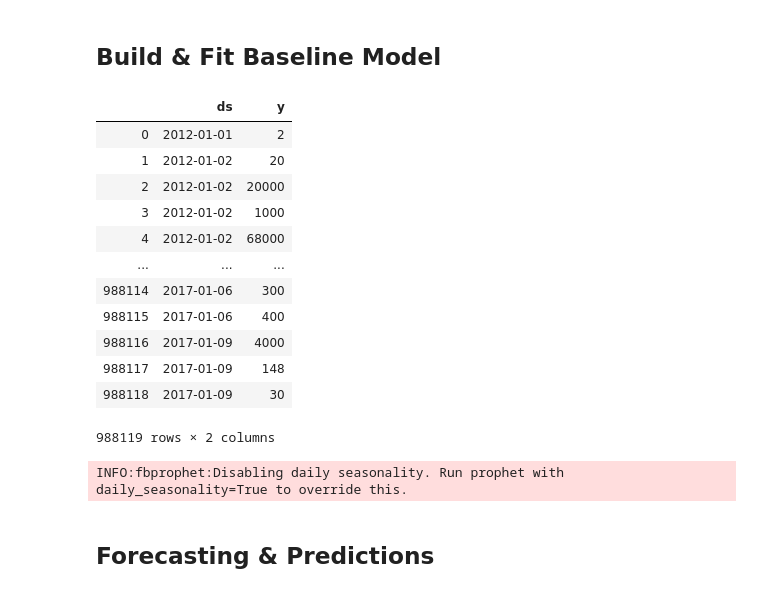
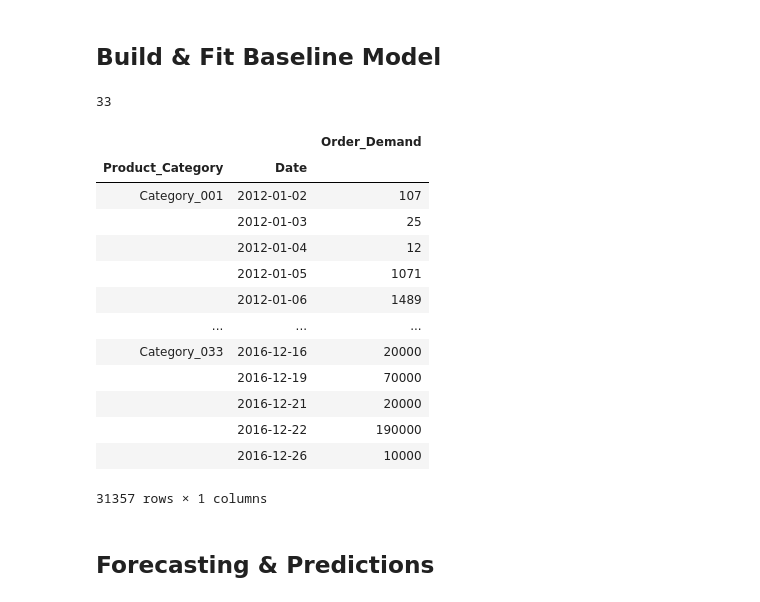
Before and after one commit to JessicaFB/Product-Demand-Forecasting, a Jupyter notebook: Predicting-Product-Demand.ipynb, the cells around one changed output. Saved outputs shown, nothing was run; the diff lists cells and outputs as text; code cells hidden in the pictures.

Commit message:
Time series by product category.

```diff
--- a/Predicting-Product-Demand.ipynb
+++ b/Predicting-Product-Demand.ipynb
@@ -642,29 +642,34 @@ plt.show()
 # %% [markdown]
 ## Build & Fit Baseline Model
 # %%
-### Convert to FB Prophet Format ###
+# ### Convert to FB Prophet Format ###
 
-# Columns to drop
-to_drop = ['Product_Code','Warehouse','Product_Category']
-# Drop specified columns
-ts_df = ts_df.drop(to_drop, axis=1)
-# Move datetime index to column
-ts_df.reset_index(inplace=True)
-# Rename columns for fbprophet format
-ts_df = ts_df.rename(columns={'Date':'ds', 'Order_Demand': 'y'})
+# # Columns to drop
+# to_drop = ['Product_Code','Warehouse','Product_Category']
+# # Drop specified columns
+# ts_df = ts_df.drop(to_drop, axis=1)
+# # Move datetime index to column
+# ts_df.reset_index(inplace=True)
+# # Rename columns for fbprophet format
+# ts_df = ts_df.rename(columns={'Date':'ds', 'Order_Demand': 'y'})
-# %%
-ts_df
-# %% [output]
-|  | ds | y |
-| 0 | 2012-01-01 | 2 |
-| 1 | 2012-01-02 | 20 |
-| 2 | 2012-01-02 | 20000 |
-| 3 | 2012-01-02 | 1000 |
-| 4 | 2012-01-02 | 68000 |
-| ... | ... | ... |
-| 988114 | 2017-01-06 | 300 |
-| 988115 | 2017-01-06 | 400 |
-| 988116 | 2017-01-09 | 4000 |
-| 988117 | 2017-01-09 | 148 |
-| 988118 | 2017-01-09 | 30 |
-988119 rows × 2 columns
+# %%
+len(ts_df.Product_Category.value_counts())
+# %% [output]
+33
+# %%
+ts_df.groupby(['Product_Category','Date']).sum()
+# %% [output]
+|  |  | Order_Demand |
+| Product_Category | Date |  |
+| Category_001 | 2012-01-02 | 107 |
+|  | 2012-01-03 | 25 |
+|  | 2012-01-04 | 12 |
+|  | 2012-01-05 | 1071 |
+|  | 2012-01-06 | 1489 |
+| ... | ... | ... |
+| Category_033 | 2016-12-16 | 20000 |
+|  | 2016-12-19 | 70000 |
+|  | 2016-12-21 | 20000 |
+|  | 2016-12-22 | 190000 |
+|  | 2016-12-26 | 10000 |
+31357 rows × 1 columns
@@ -671,13 +679,7 @@ ts_df
 # %%
-m = Prophet()
-m.fit(ts_df)
-
-
 # Forcasting 3 months into the future
 future = m.make_future_dataframe(periods=90)
 forecast = m.predict(future)
-# %% [output]
-INFO:fbprophet:Disabling daily seasonality. Run prophet with daily_seasonality=True to override this.
 # %% [markdown]
 ## Forecasting & Predictions
 # %% [markdown]
```
Also changed, not shown: parts of 2 cells of this notebook, 1 other file.
